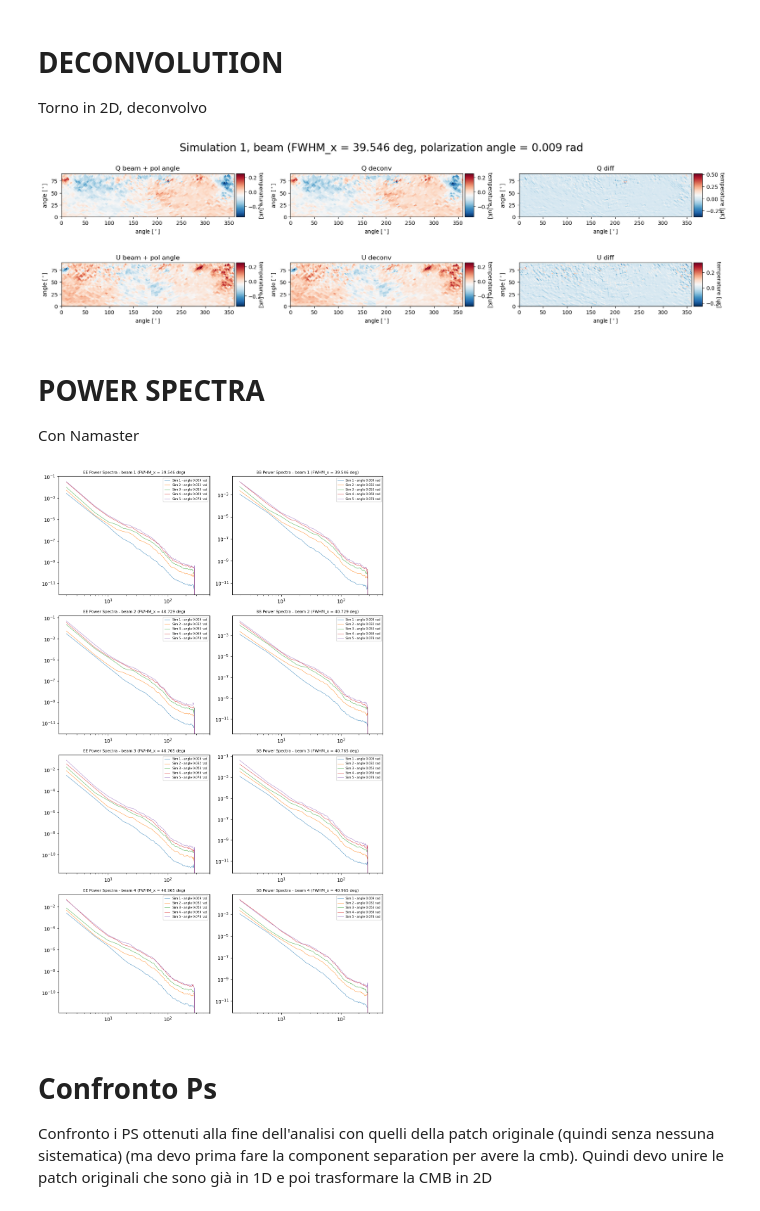
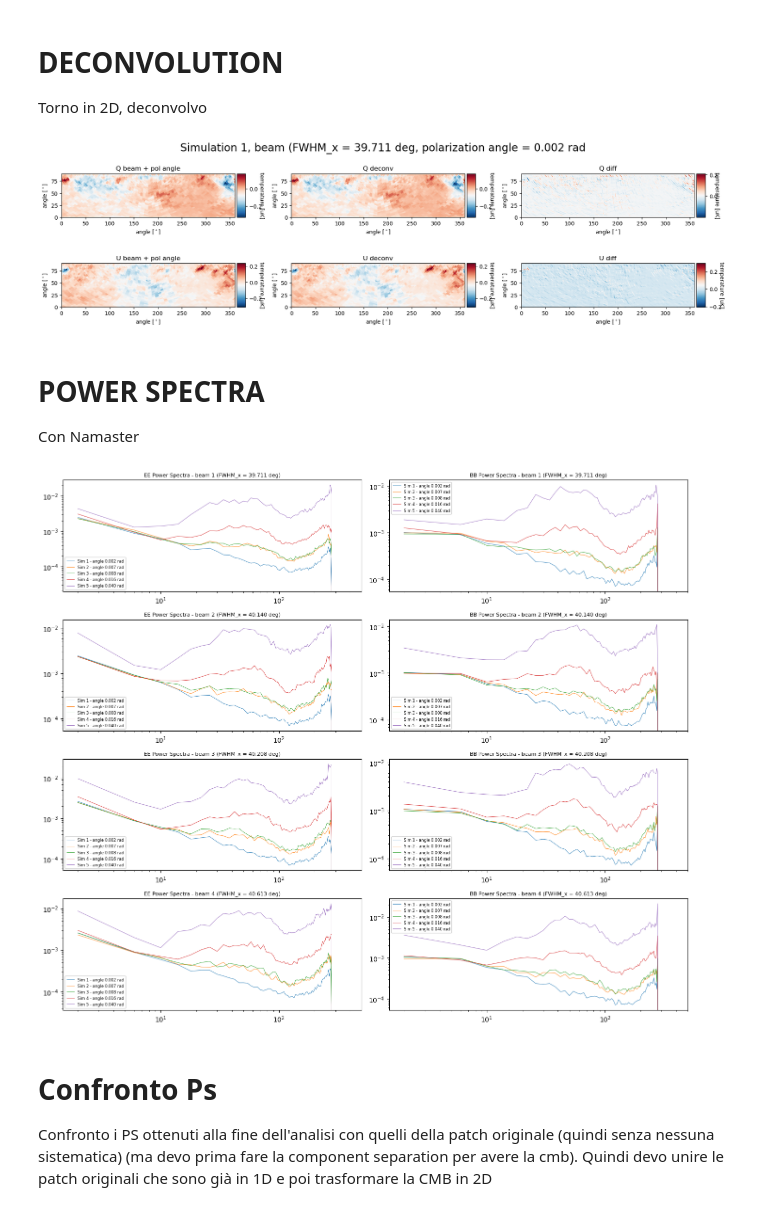
Before and after one commit to racheleguidettii/MastersThesis, a Jupyter notebook: PySMmaps/Patch_AngleBeamMC.ipynb, the cells around one changed output. Cells and saved outputs as stored; diff of their text form; code cells hidden in the pictures.

Commit message:
Pol Angle

```diff
--- a/PySMmaps/Patch_AngleBeamMC.ipynb
+++ b/PySMmaps/Patch_AngleBeamMC.ipynb
@@ -359,7 +359,7 @@ np.shape(Q_conv_real_all[40])
 # POLARIZATION ANGLE - MC
 5 simulazioni
 # %%
-std_deviation_rad =[random.uniform(0, 0.1) for _ in range(num_simulations_angle)]
+std_deviation_rad =[random.uniform(0, 0.05) for _ in range(num_simulations_angle)]
 std_deviation_rad = np.sort(std_deviation_rad)
 gauss_center  = 0
 # %%
@@ -608,7 +608,7 @@ plt.subplots_adjust(wspace=0.25, hspace=0.2, top=0.90)
 plt.suptitle(f'Simulation 1, beam (FWHM_x = {(FWHM_x[0]):.3f} deg, polarization angle = {std_deviation_rad[0]:.3f} rad', fontsize=20)
 plt.show()
 # %% [output]
-[figure, old version]
+[figure, new version]
 # %% [markdown]
 # POWER SPECTRA
 Con Namaster
@@ -648,39 +648,39 @@ for i in range (num_simulations_beam):
         EE_PS[i][j] = cl22_coupled[0]
         BB_PS[i][j] = cl22_coupled[3]
 # %%
-fig, ax = plt.subplots(num_simulations_beam, 2, figsize=(10, 4 * num_simulations_beam))
+fig, ax = plt.subplots(num_simulations_beam, 2, figsize=(14, 3 * num_simulations_beam))
 factor = ells_uncoupled*(ells_uncoupled+1) /(2*np.pi)
 
 colors = ['C0', 'C1', 'C2', 'C3', 'C4', 'C5', 'C6', 'C7', 'C8', 'C9']
 
 for b in range(num_simulations_beam):
     # Plot EE power spectra
     ax[b, 0].set_title(f'EE Power Spectra - beam {b+1} (FWHM_x = {FWHM_x[b]:.3f} deg)', fontsize = 8)
 
     for i in range(num_simulations_angle):
         color = colors[i % len(colors)]
-        ax[b, 0].plot(ells_uncoupled, EE_PS[b][i] / factor, color=color, linewidth=0.6, label=f'Sim {i+1} - angle {std_deviation_rad[i]:.3f} rad')
+        ax[b, 0].plot(ells_uncoupled, EE_PS[b][i] * factor, color=color, linewidth=0.6, label=f'Sim {i+1} - angle {std_deviation_rad[i]:.3f} rad')
 
     ax[b, 0].loglog()
     ax[b, 0].legend(fontsize=6)
     ax[b, 0].set_xlim(1.5, 500)
 
     # Plot BB power spectra
     ax[b, 1].set_title(f'BB Power Spectra - beam {b+1} (FWHM_x = {FWHM_x[b]:.3f} deg)', fontsize = 8)
 
     for i in range(num_simulations_angle):
         color = colors[i % len(colors)]
-        ax[b, 1].plot(ells_uncoupled, BB_PS[b][i] / factor, color=color, linewidth=0.6, label=f'Sim {i+1} - angle {std_deviation_rad[i]:.3f} rad')
+        ax[b, 1].plot(ells_uncoupled, BB_PS[b][i] * factor, color=color, linewidth=0.6, label=f'Sim {i+1} - angle {std_deviation_rad[i]:.3f} rad')
 
     ax[b, 1].loglog()
     ax[b, 1].legend(fontsize=6)
     ax[b, 1].set_xlim(1.5, 500)
 
 # Adjust layout to prevent overlapping titles and labels
 plt.tight_layout()
 plt.show()
 # %% [output]
-[figure, old version]
+[figure, new version]
 # %% [markdown]
 # Confronto Ps
 Confronto i PS ottenuti alla fine dell'analisi con quelli della patch originale (quindi senza nessuna sistematica) (ma devo prima fare la component separation per avere la cmb). Quindi devo unire le patch originali che sono già in 1D e poi trasformare la CMB in 2D
```
Also changed, not shown: parts of 7 cells of this notebook.
